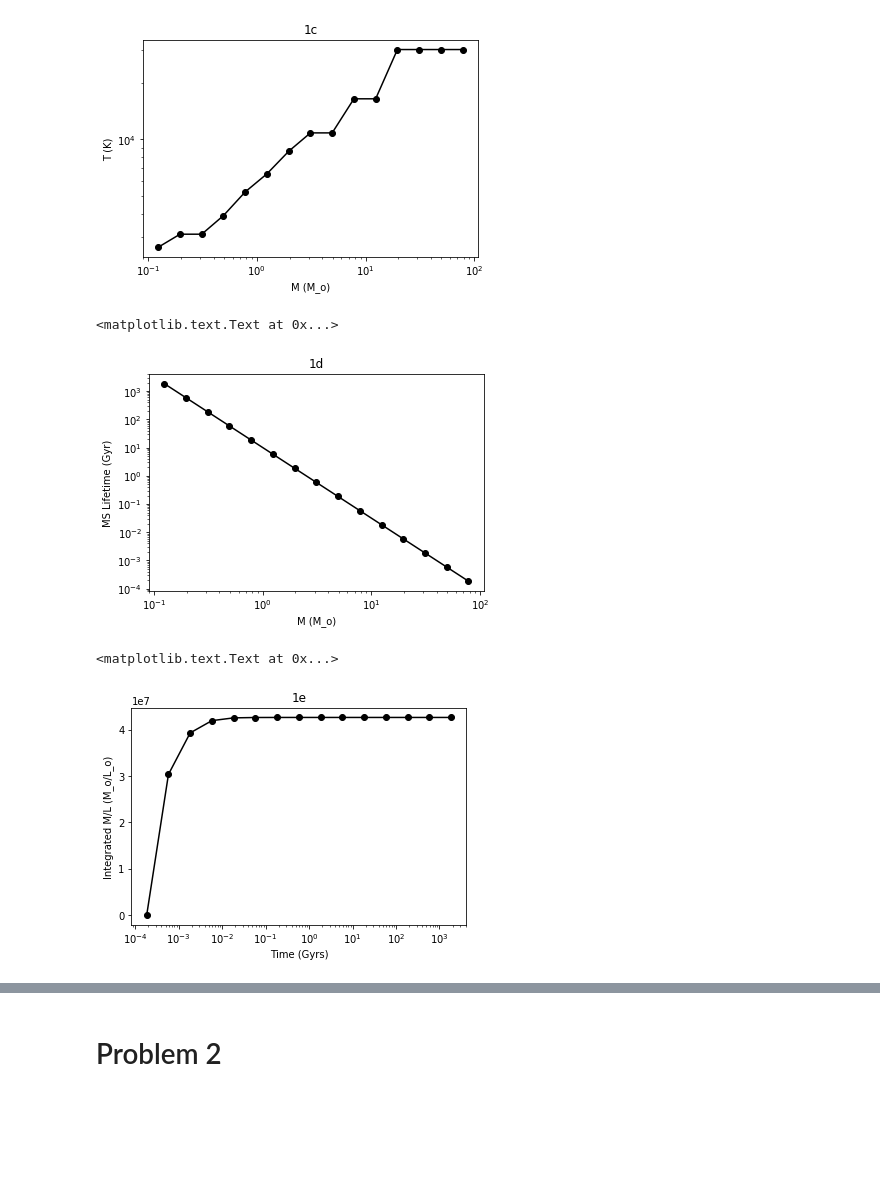
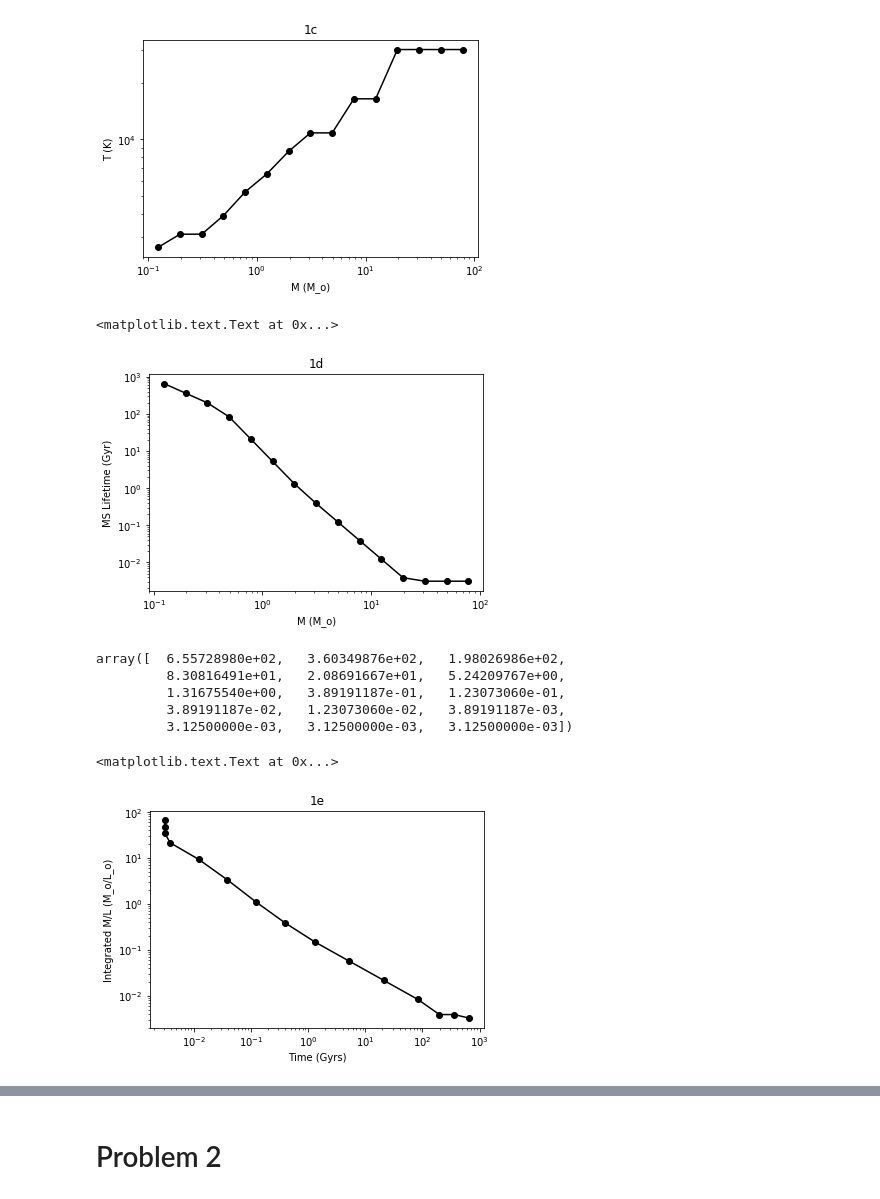
Before and after one commit to bluefatima/galaxies2018, a Jupyter notebook: PS2/GalPS2.ipynb, the cells around one changed output, grey strips where cells are left out. Cells and saved outputs as stored; diff of their text form; code cells hidden in the pictures; blank space fills up the shorter version.

```diff
--- a/PS2/GalPS2.ipynb
+++ b/PS2/GalPS2.ipynb
@@ -87,27 +87,47 @@ plt.title('1c')
 [figure]
 # %%
 τ_sun = 10 #MS lifetime of the Sun in Gyrs
-τ = τ_sun * M**(-2.5)
+τ = τ_sun * M / L
 plt.loglog(M, τ, 'ko-')
 plt.xlabel('M (M_o)')
 plt.ylabel('MS Lifetime (Gyr)')
 plt.title('1d')
 # %% [output]
 <matplotlib.text.Text at 0x...>
-[figure, old version]
+[figure, new version]
+# %%
+t_steps = τ[np.where((τ >=.1)&(τ<=13))]
+int_specs_L = []
+int_specs_f = []
+
+for i in range(len(t_steps)):
+    spec_L = 0
+    spec_f = 0
+    ind = np.where(τ >= t_steps[i])
+    for j in range(len(ind[0])):
+        spec_L += specs_L[j] * N[j]
+        spec_f += specs_f[j] * N[j]
+    int_specs_L.append(spec_L)
+    int_specs_f.append(spec_f)
+# %% [output]
+array([  6.55728980e+02,   3.60349876e+02,   1.98026986e+02,
+         8.30816491e+01,   2.08691667e+01,   5.24209767e+00,
+         1.31675540e+00,   3.89191187e-01,   1.23073060e-01,
+         3.89191187e-02,   1.23073060e-02,   3.89191187e-03,
+         3.12500000e-03,   3.12500000e-03,   3.12500000e-03])
 # %%
 ML_t = np.zeros(bins)
 for i in range(bins):
-    ind = np.where(τ > τ[i])
-    ML_t[i] = np.sum(M[ind]*N[ind]/L[ind])
+    ind = np.where(τ >= τ[i])
+    ML_t[i] = np.sum(M[ind]*N[ind])/np.sum(L[ind]*N[ind])
 
-plt.semilogx(τ[::-1], ML_t, 'ko-')
+plt.loglog(τ[::-1], ML_t, 'ko-')
 plt.xlabel('Time (Gyrs)')
 plt.ylabel('Integrated M/L (M_o/L_o)')
 plt.title('1e')
 # %% [output]
 <matplotlib.text.Text at 0x...>
-[figure, old version]
+[figure, new version]
 # %%
 plt.figure(1, figsize=(16,4))
 
```
Also changed, not shown: parts of 5 cells of this notebook.
